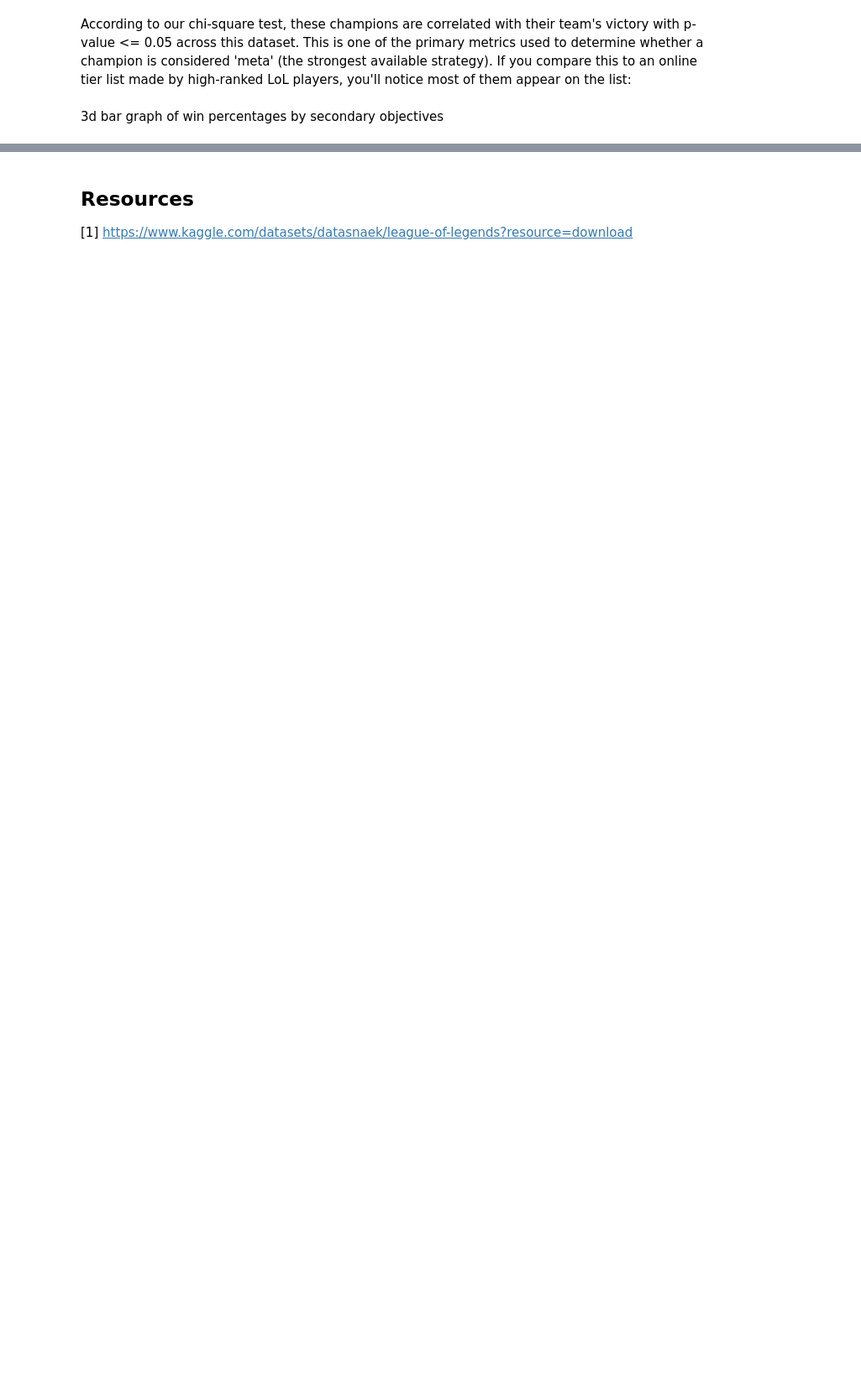
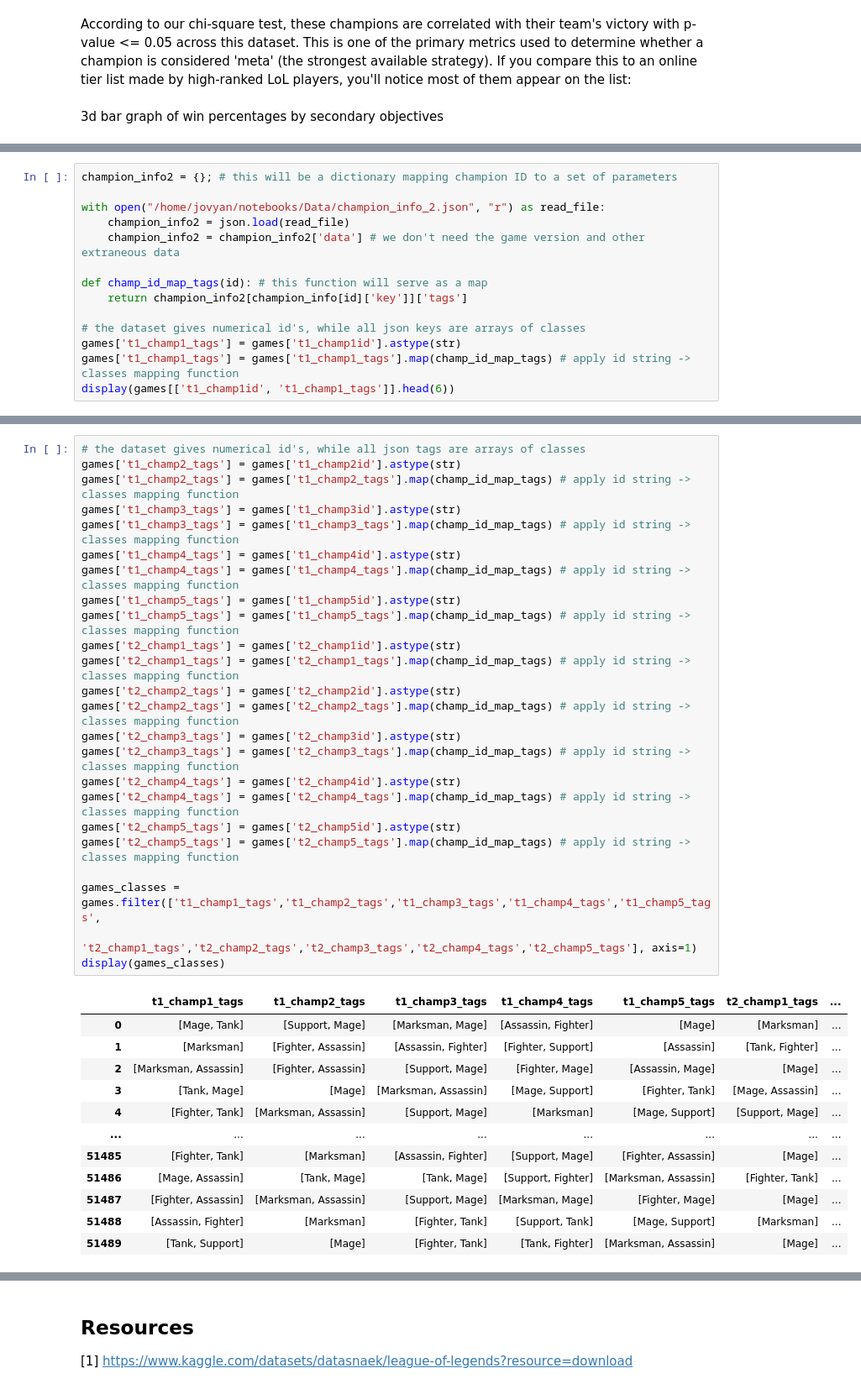
Before and after one commit to aj-sarama/blue-team, a Jupyter notebook: FinalProject.ipynb, the cells around one changed output, grey strips where cells are left out. Shown at 84% size. Saved outputs shown, nothing was run; the diff lists cells and outputs as text; blank space fills up the shorter version.

```diff
--- a/FinalProject.ipynb
+++ b/FinalProject.ipynb
@@ -364,0 +368,14 @@ plt.show()
+# %%
+champion_info2 = {}; # this will be a dictionary mapping champion ID to a set of parameters
+
+with open("/home/jovyan/notebooks/Data/champion_info_2.json", "r") as read_file:
+    champion_info2 = json.load(read_file)
+    champion_info2 = champion_info2['data'] # we don't need the game version and other extraneous data
+
+def champ_id_map_tags(id): # this function will serve as a map
+    return champion_info2[champion_info[id]['key']]['tags']
+
+# the dataset gives numerical id's, while all json keys are arrays of classes
+games['t1_champ1_tags'] = games['t1_champ1id'].astype(str)
+games['t1_champ1_tags'] = games['t1_champ1_tags'].map(champ_id_map_tags) # apply id string -> classes mapping function
+display(games[['t1_champ1id', 't1_champ1_tags']].head(6))
@@ -364,0 +392,37 @@ plt.show()
+# %%
+# the dataset gives numerical id's, while all json tags are arrays of classes
+games['t1_champ2_tags'] = games['t1_champ2id'].astype(str)
+games['t1_champ2_tags'] = games['t1_champ2_tags'].map(champ_id_map_tags) # apply id string -> classes mapping function
+games['t1_champ3_tags'] = games['t1_champ3id'].astype(str)
+games['t1_champ3_tags'] = games['t1_champ3_tags'].map(champ_id_map_tags) # apply id string -> classes mapping function
+games['t1_champ4_tags'] = games['t1_champ4id'].astype(str)
+games['t1_champ4_tags'] = games['t1_champ4_tags'].map(champ_id_map_tags) # apply id string -> classes mapping function
+games['t1_champ5_tags'] = games['t1_champ5id'].astype(str)
+games['t1_champ5_tags'] = games['t1_champ5_tags'].map(champ_id_map_tags) # apply id string -> classes mapping function
+games['t2_champ1_tags'] = games['t2_champ1id'].astype(str)
+games['t2_champ1_tags'] = games['t2_champ1_tags'].map(champ_id_map_tags) # apply id string -> classes mapping function
+games['t2_champ2_tags'] = games['t2_champ2id'].astype(str)
+games['t2_champ2_tags'] = games['t2_champ2_tags'].map(champ_id_map_tags) # apply id string -> classes mapping function
+games['t2_champ3_tags'] = games['t2_champ3id'].astype(str)
+games['t2_champ3_tags'] = games['t2_champ3_tags'].map(champ_id_map_tags) # apply id string -> classes mapping function
+games['t2_champ4_tags'] = games['t2_champ4id'].astype(str)
+games['t2_champ4_tags'] = games['t2_champ4_tags'].map(champ_id_map_tags) # apply id string -> classes mapping function
+games['t2_champ5_tags'] = games['t2_champ5id'].astype(str)
+games['t2_champ5_tags'] = games['t2_champ5_tags'].map(champ_id_map_tags) # apply id string -> classes mapping function
+
+games_classes = games.filter(['t1_champ1_tags','t1_champ2_tags','t1_champ3_tags','t1_champ4_tags','t1_champ5_tags',
+                    't2_champ1_tags','t2_champ2_tags','t2_champ3_tags','t2_champ4_tags','t2_champ5_tags'], axis=1)
+display(games_classes)
+# %% [output]
+|  | t1_champ1_tags | t1_champ2_tags | t1_champ3_tags | t1_champ4_tags | t1_champ5_tags | t2_champ1_tags | ... |
+| 0 | [Mage, Tank] | [Support, Mage] | [Marksman, Mage] | [Assassin, Fighter] | [Mage] | [Marksman] | ... |
+| 1 | [Marksman] | [Fighter, Assassin] | [Assassin, Fighter] | [Fighter, Support] | [Assassin] | [Tank, Fighter] | ... |
+| 2 | [Marksman, Assassin] | [Fighter, Assassin] | [Support, Mage] | [Fighter, Mage] | [Assassin, Mage] | [Mage] | ... |
+| 3 | [Tank, Mage] | [Mage] | [Marksman, Assassin] | [Mage, Support] | [Fighter, Tank] | [Mage, Assassin] | ... |
+| 4 | [Fighter, Tank] | [Marksman, Assassin] | [Support, Mage] | [Marksman] | [Mage, Support] | [Support, Mage] | ... |
+| ... | ... | ... | ... | ... | ... | ... | ... |
+| 51485 | [Fighter, Tank] | [Marksman] | [Assassin, Fighter] | [Support, Mage] | [Fighter, Assassin] | [Mage] | ... |
+| 51486 | [Mage, Assassin] | [Tank, Mage] | [Tank, Mage] | [Support, Fighter] | [Marksman, Assassin] | [Fighter, Tank] | ... |
+| 51487 | [Fighter, Assassin] | [Marksman, Assassin] | [Support, Mage] | [Marksman, Mage] | [Fighter, Mage] | [Mage] | ... |
+| 51488 | [Assassin, Fighter] | [Marksman] | [Fighter, Tank] | [Support, Tank] | [Mage, Support] | [Marksman] | ... |
+| 51489 | [Tank, Support] | [Mage] | [Fighter, Tank] | [Tank, Fighter] | [Marksman, Assassin] | [Mage] | ... |
```
Also changed, not shown: parts of 12 cells of this notebook.
